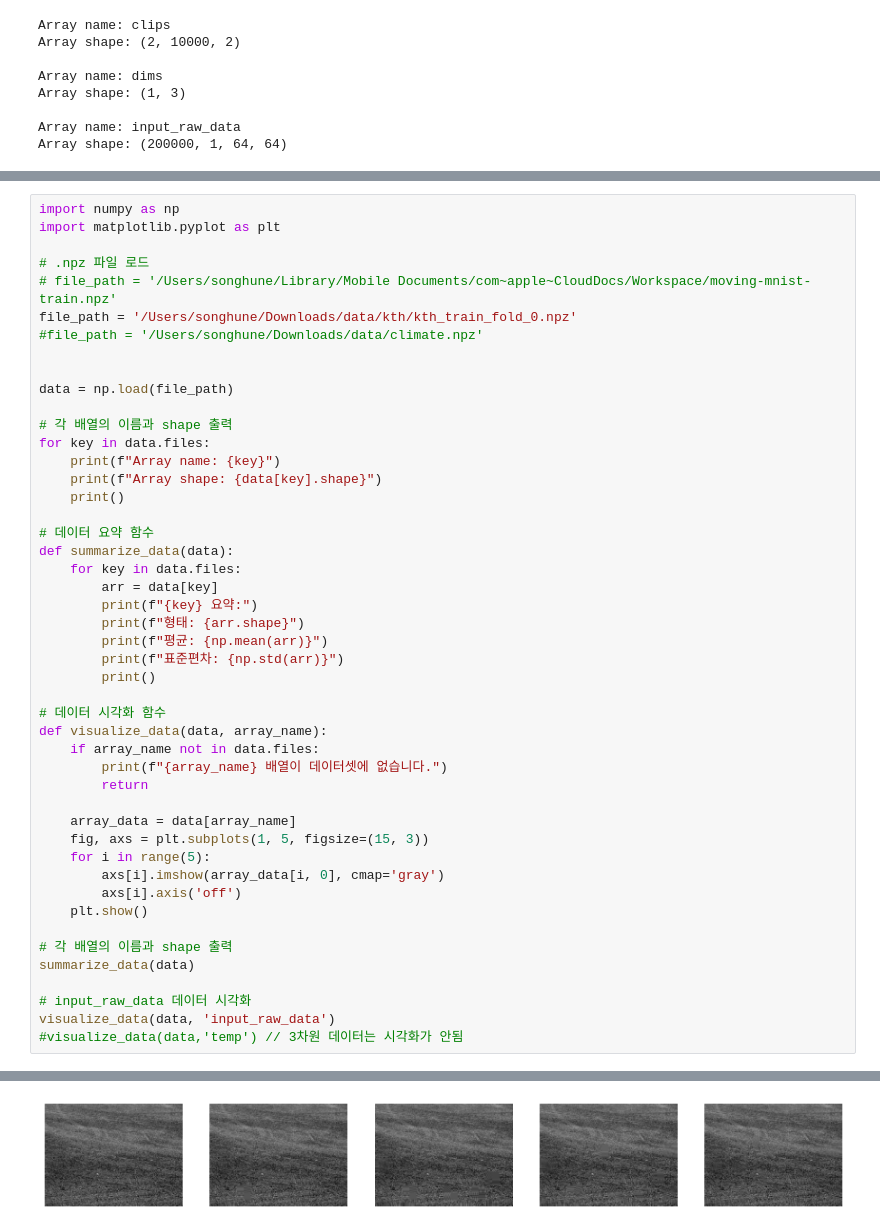
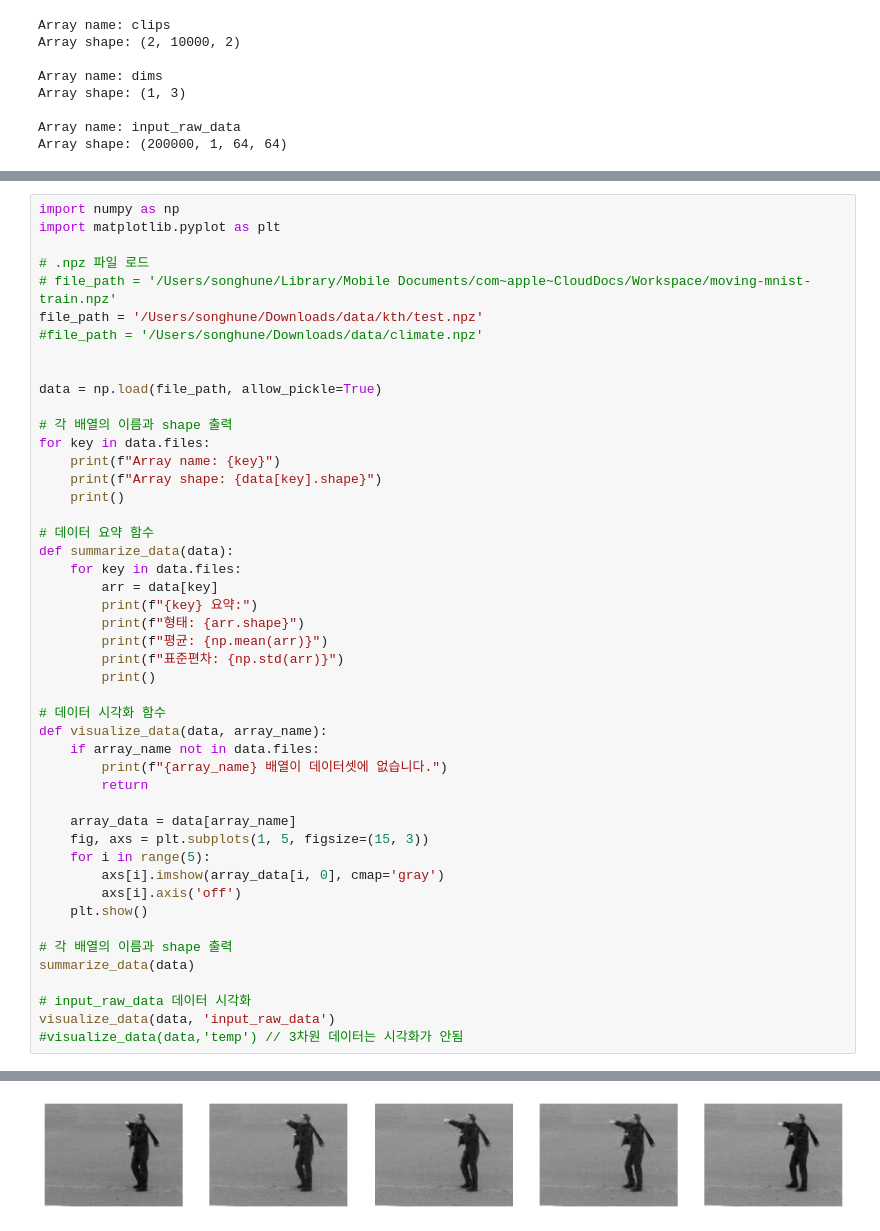
Before and after one commit to DBDC-PredRNN/predrnn-pp-2024, a Jupyter notebook: eda/EDA.ipynb, the cells around one changed output, grey strips where cells are left out. Cells and saved outputs as stored; diff of their text form.

Commit message:
feat: Split KTH dataset into training and test sets

```diff
--- a/eda/EDA.ipynb
+++ b/eda/EDA.ipynb
@@ -28,11 +112,11 @@ import matplotlib.pyplot as plt
 
 # .npz 파일 로드
 # file_path = '/Users/songhune/Library/Mobile Documents/com~apple~CloudDocs/Workspace/moving-mnist-train.npz'
-file_path = '/Users/songhune/Downloads/data/kth/kth_train_fold_0.npz'
+file_path = '/Users/songhune/Downloads/data/kth/test.npz'
 #file_path = '/Users/songhune/Downloads/data/climate.npz'
 
 
-data = np.load(file_path)
+data = np.load(file_path, allow_pickle=True)
 
 # 각 배열의 이름과 shape 출력
 for key in data.files:
@@ -90 +174 @@ input_raw_data 요약:
-[figure, old version]
+[figure, new version]
```
Also changed, not shown: parts of 10 cells of this notebook, 2 other files.
